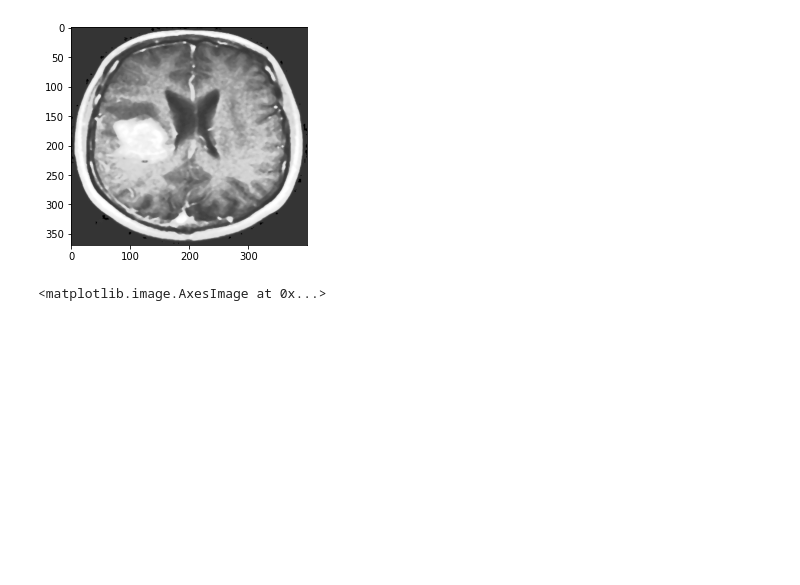
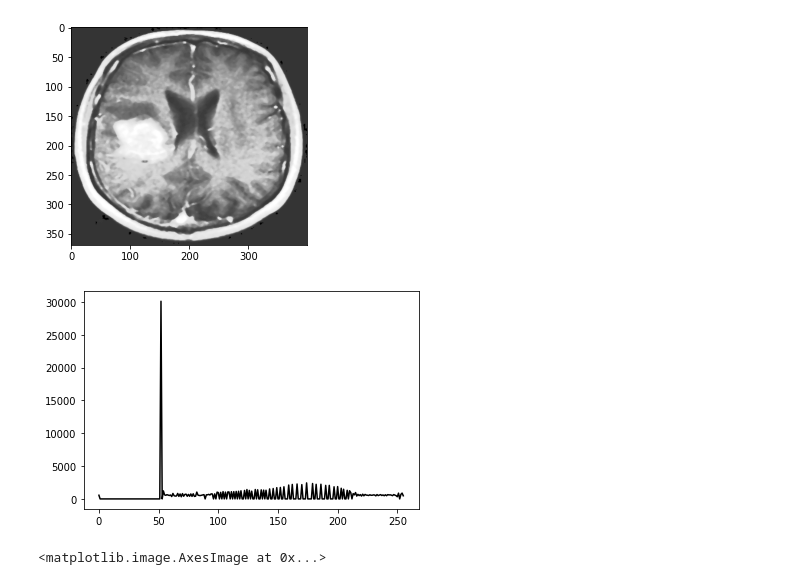
Before and after one commit to rakhaegg/python-college-image, a Jupyter notebook: module/morphology/revision.ipynb, the cells around one changed output. Saved outputs shown, nothing was run; the diff lists cells and outputs as text; code cells hidden in the pictures; blank space fills up the shorter version.

```diff
--- a/module/morphology/revision.ipynb
+++ b/module/morphology/revision.ipynb
@@ -27,6 +33,12 @@ plt.imshow(histogram_equlization , cmap='gray')
 # %% [output]
 <matplotlib.image.AxesImage at 0x...>
 [figure]
+# %%
+histogram = cv.calcHist([histogram_equlization], [0], None, [256], [0, 256])
+plt.plot(histogram, color='k')
+plt.show()
+# %% [output]
+[figure, added]
 # %%
 (T, thresh) = cv.threshold(histogram_equlization, 210, 255, cv.THRESH_BINARY)
 plt.imshow(thresh , cmap='gray')
```
Also changed, not shown: parts of 6 cells of this notebook, 3 other files.
